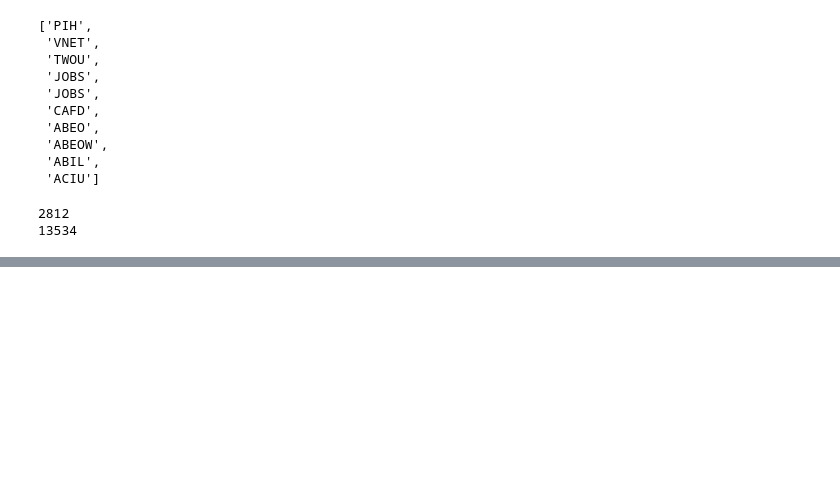
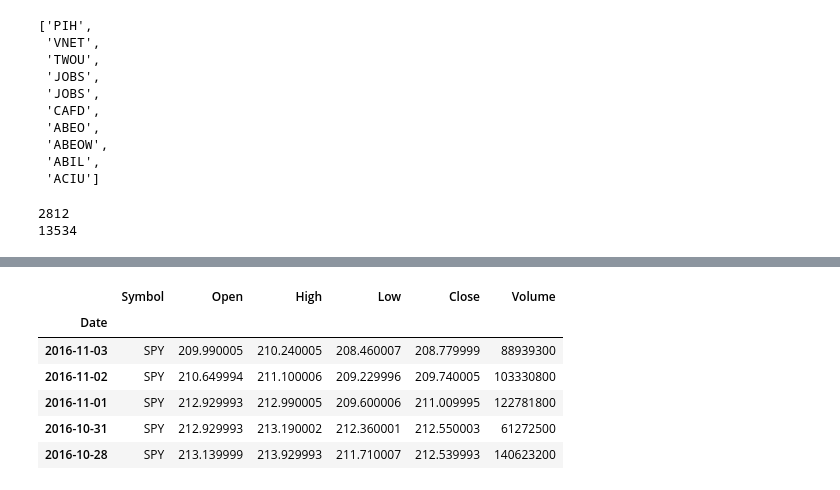
Before and after one commit to lancekrogers/Discontinued_SEC_ALGO_ANALYSIS, a Jupyter notebook: Testing Notebook -- Collecting stock price data.ipynb, the cells around one changed output, grey strips where cells are left out. Cells and saved outputs as stored; diff of their text form; code cells hidden in the pictures; blank space fills up the shorter version.

```diff
--- a/Testing Notebook -- Collecting stock price data.ipynb
+++ b/Testing Notebook -- Collecting stock price data.ipynb
@@ -256,0 +315,2 @@ ht.sort_index()
+# %%
+a = 2.19 - 2
@@ -257,3 +319,42 @@ ht.sort_index()
+# %%
+def insert(df, entries):
+    """
+        Takes a set of values and inserts them into a dataframe sequentially where the index is
+        sequential and continuous.
+    """
+    try:
+        df.loc[max(df.index) + 1] = entries
+    except ValueError:
+        df.loc[0] = entries
+
+
+def create_spy_df(start_date, end_date):
+    spy = Share('SPY')
+    spy_5_year = spy.get_historical(start_date, end_date)
+    spy_df = pd.DataFrame(columns=['Adj_Close', 'Open','High', 'Close', 'Symbol', 'Volume', 'Low', 'Date'])
+
+    for val in range(len(spy_5_year)):
+        values = []
+        for x in spy_5_year[val]:
+            values.append(spy_5_year[val][x])
+        insert(spy_df, values)
+
+    spy_df = spy_df.set_index(spy_df['Date'])
+    spy_df = spy_df[['Symbol', 'Open', 'High', 'Low', 'Adj_Close', 'Volume']]
+    spy_df = spy_df.rename(columns={'Adj_Close': 'Close'})
+    return spy_df
+# %%
+spy_df = create_spy_df('2011-01-01', '2016-11-03')
+# %%
+spy_df.head()
+# %% [output]
+|  | Symbol | Open | High | Low | Close | Volume |
+| Date |  |  |  |  |  |  |
+| 2016-11-03 | SPY | 209.990005 | 210.240005 | 208.460007 | 208.779999 | 88939300 |
+| 2016-11-02 | SPY | 210.649994 | 211.100006 | 209.229996 | 209.740005 | 103330800 |
+| 2016-11-01 | SPY | 212.929993 | 212.990005 | 209.600006 | 211.009995 | 122781800 |
+| 2016-10-31 | SPY | 212.929993 | 213.190002 | 212.360001 | 212.550003 | 61272500 |
+| 2016-10-28 | SPY | 213.139999 | 213.929993 | 211.710007 | 212.539993 | 140623200 |
 # %%
 five_year_nasdaq_df.head()
 # %% [output]
```
Also changed, not shown: parts of 34 cells of this notebook, 1 other file.
